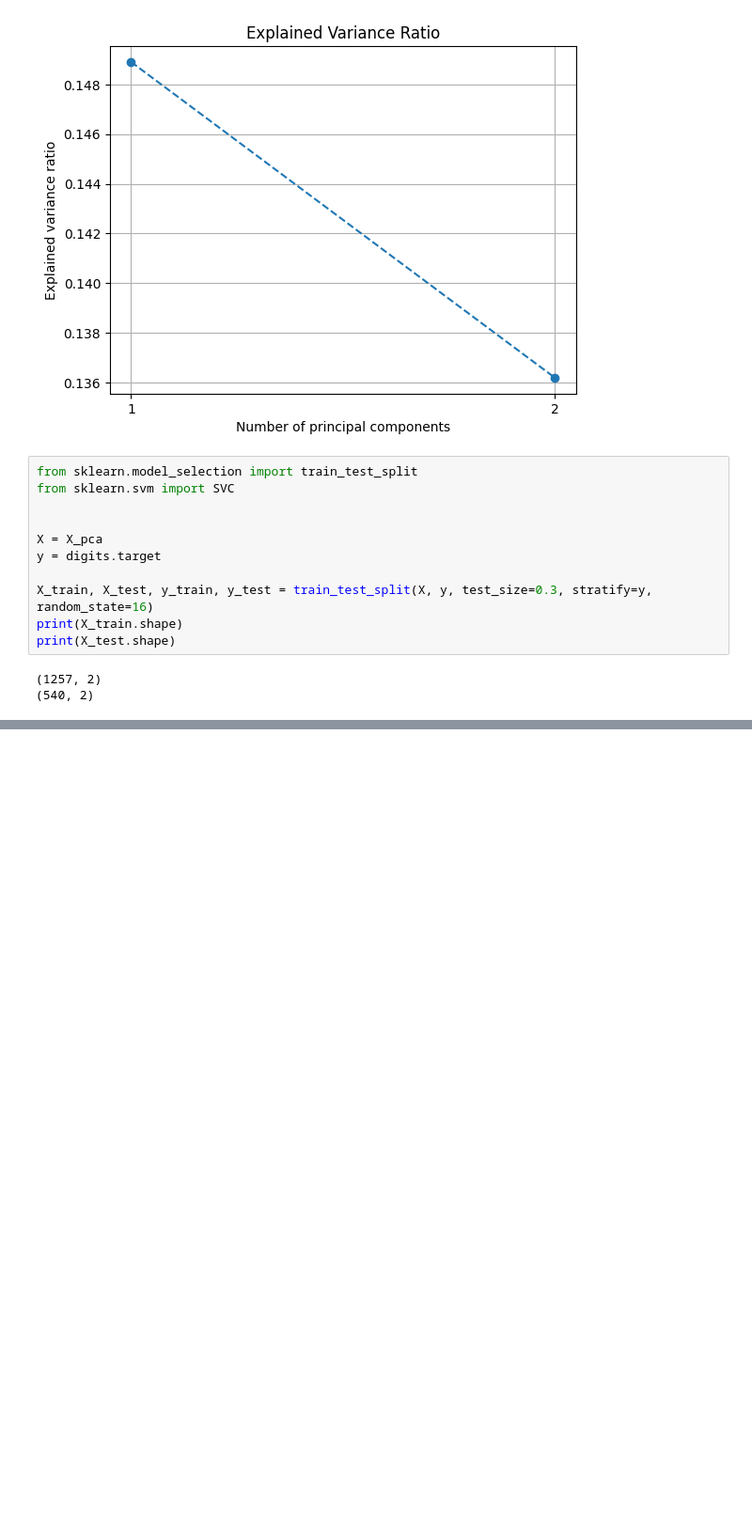
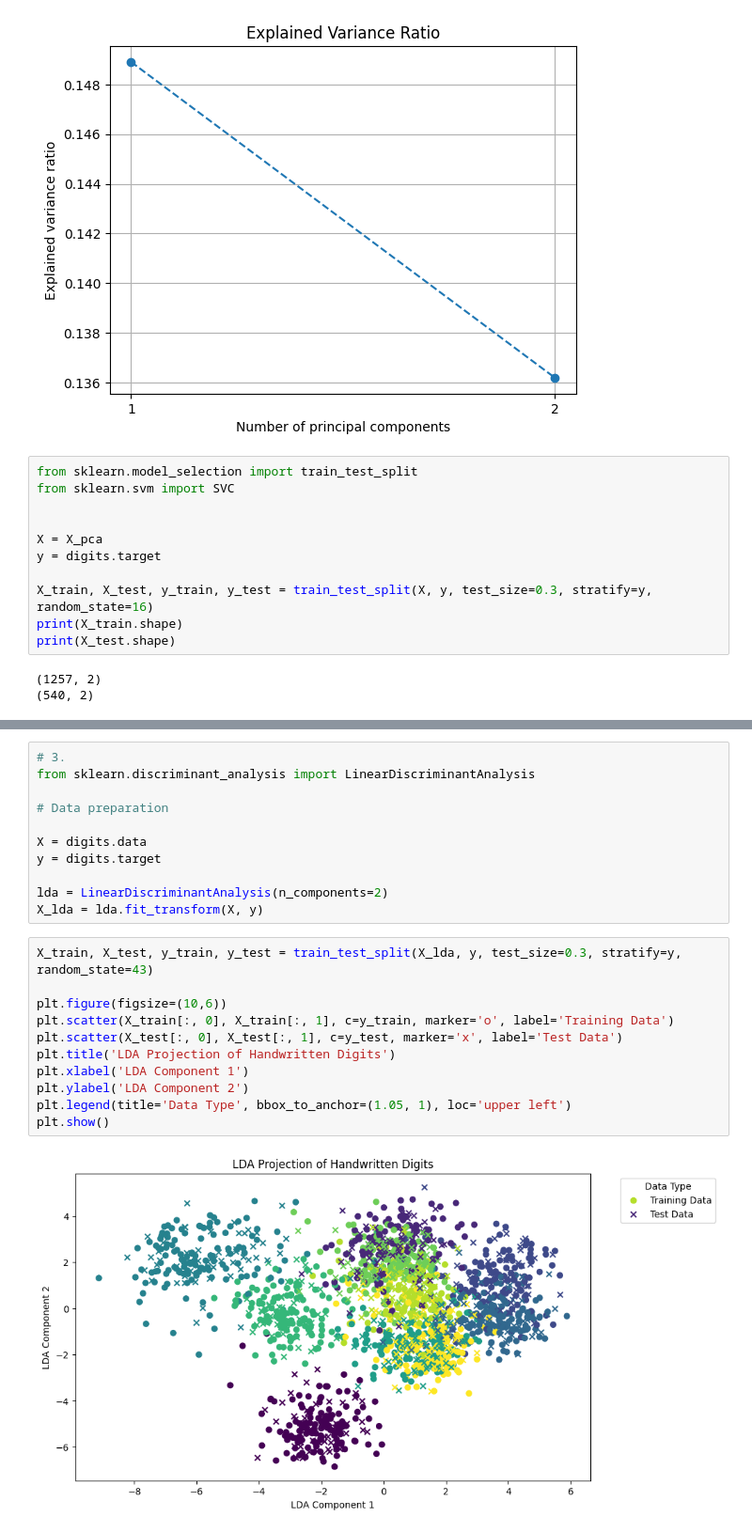
Before and after one commit to jaceroldan/handwritten-digit-classification, a Jupyter notebook: mex4.ipynb, the cells around one changed output, grey strips where cells are left out. Shown at 94% size. Saved outputs shown, nothing was run; the diff lists cells and outputs as text; blank space fills up the shorter version.

```diff
--- a/mex4.ipynb
+++ b/mex4.ipynb
@@ -157,0 +185,24 @@ print(test_cm)
+# %%
+# 3.
+from sklearn.discriminant_analysis import LinearDiscriminantAnalysis
+
+# Data preparation
+
+X = digits.data
+y = digits.target
+
+lda = LinearDiscriminantAnalysis(n_components=2)
+X_lda = lda.fit_transform(X, y)
+# %%
+X_train, X_test, y_train, y_test = train_test_split(X_lda, y, test_size=0.3, stratify=y, random_state=43)
+
+plt.figure(figsize=(10,6))
+plt.scatter(X_train[:, 0], X_train[:, 1], c=y_train, marker='o', label='Training Data')
+plt.scatter(X_test[:, 0], X_test[:, 1], c=y_test, marker='x', label='Test Data')
+plt.title('LDA Projection of Handwritten Digits')
+plt.xlabel('LDA Component 1')
+plt.ylabel('LDA Component 2')
+plt.legend(title='Data Type', bbox_to_anchor=(1.05, 1), loc='upper left')
+plt.show()
+# %% [output]
+[figure, added]
```
Also changed, not shown: parts of 8 cells of this notebook.
